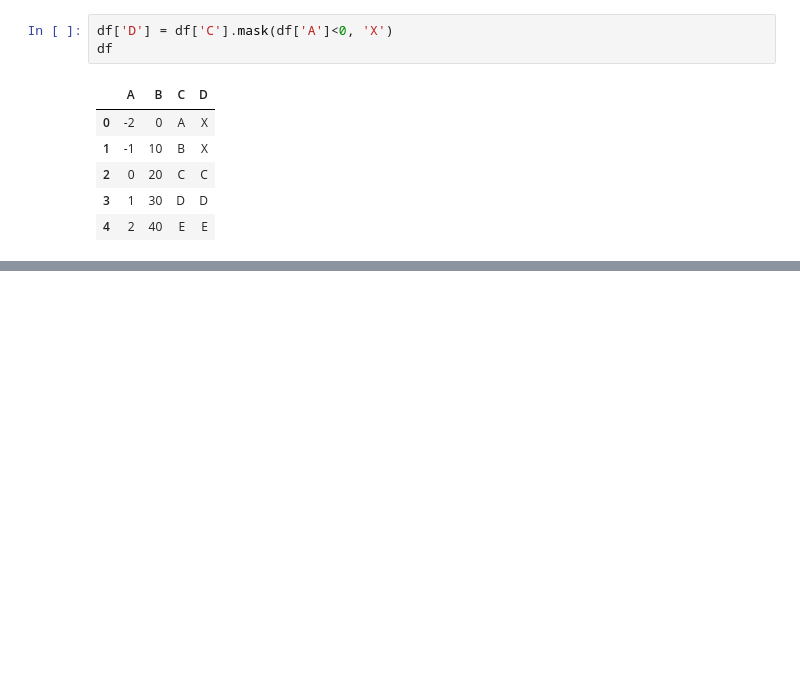
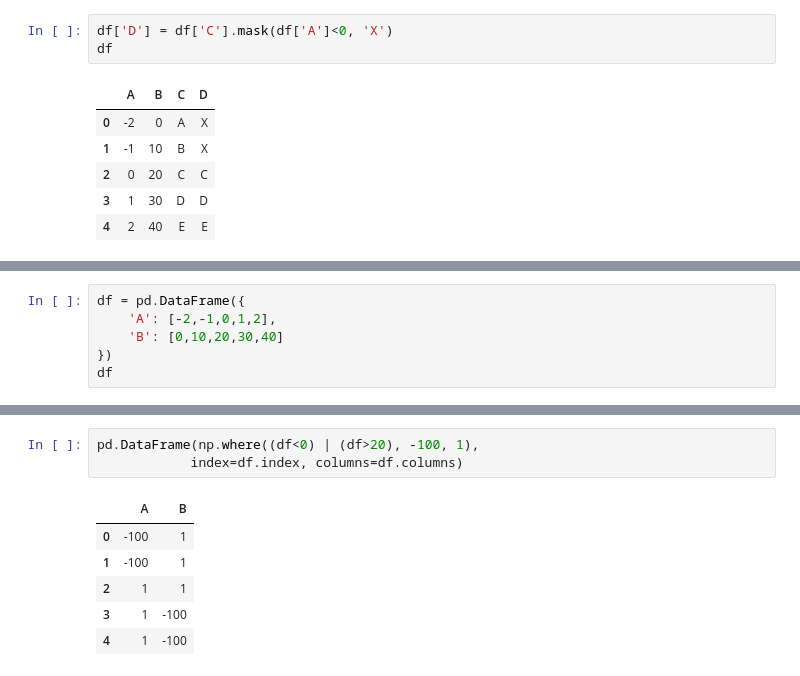
Before and after one commit to Sofia-Guo-Fu/python-learning, a Jupyter notebook: python-learning/pandas_operation.ipynb, the cells around one changed output, grey strips where cells are left out. Drawn from its saved outputs; the diff is of its cells as text; blank space fills up the shorter version.

Commit message:
np.where() for conditional filtering

```diff
--- a/python-learning/pandas_operation.ipynb
+++ b/python-learning/pandas_operation.ipynb
@@ -289,0 +308,6 @@ df
+# %%
+df = pd.DataFrame({
+    'A': [-2,-1,0,1,2],
+    'B': [0,10,20,30,40]
+})
+df
@@ -289,0 +340,10 @@ df
+# %%
+pd.DataFrame(np.where((df<0) | (df>20), -100, 1),
+            index=df.index, columns=df.columns)
+# %% [output]
+|  | A | B |
+| 0 | -100 | 1 |
+| 1 | -100 | 1 |
+| 2 | 1 | 1 |
+| 3 | 1 | -100 |
+| 4 | 1 | -100 |
```
Also changed, not shown: parts of 7 cells of this notebook.
